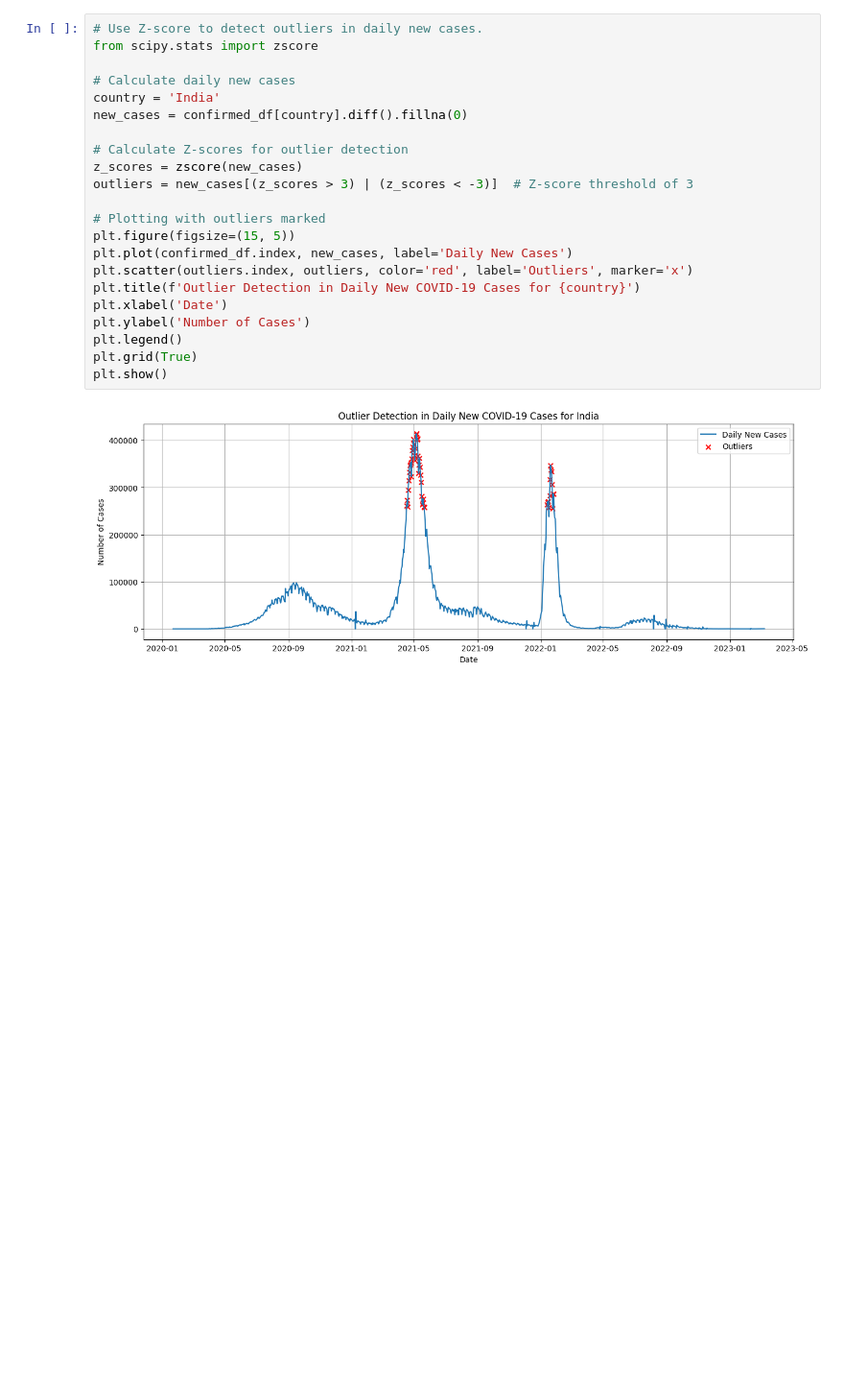
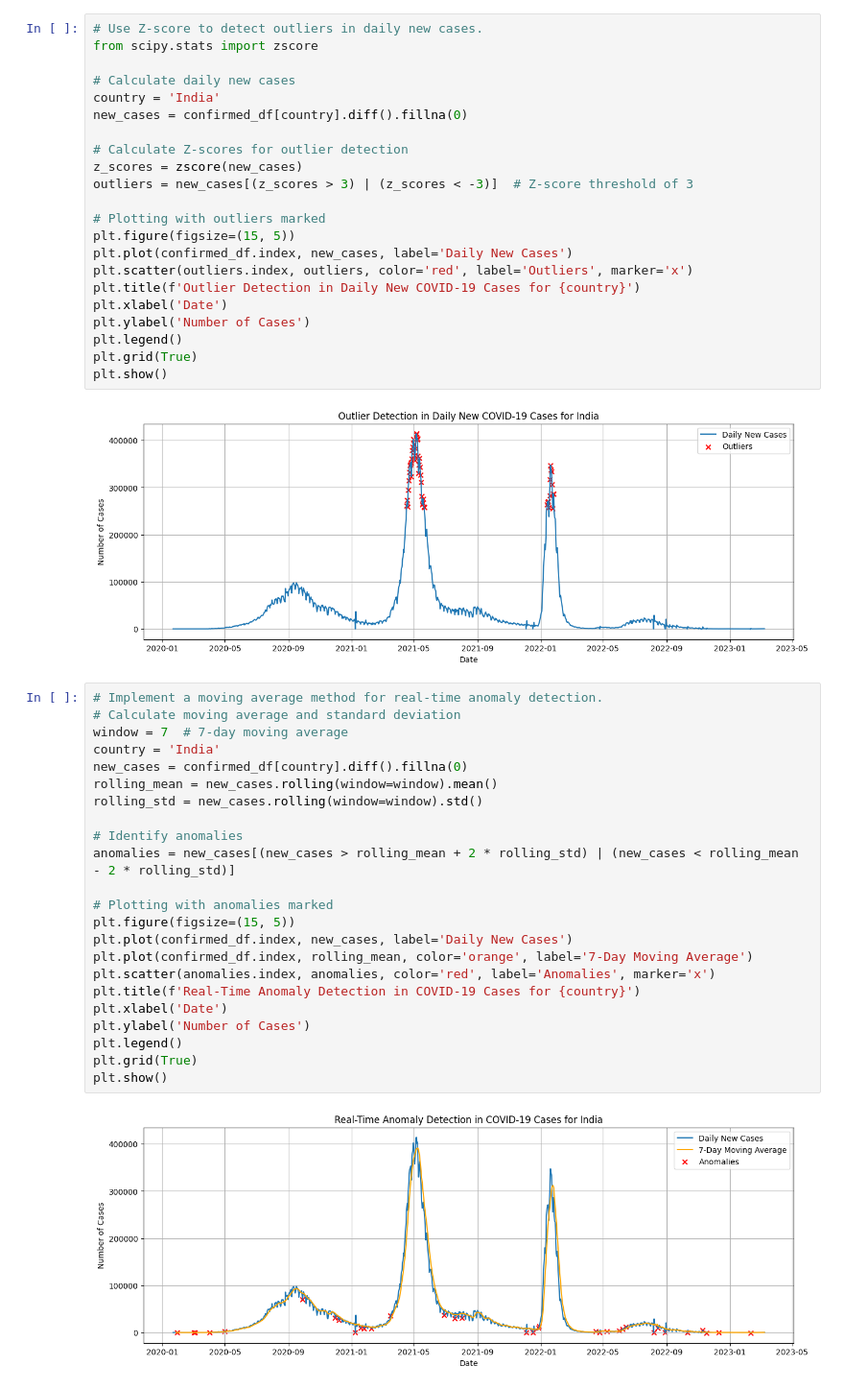
Before and after one commit to Akshay-Paunikar/Statistics_for_Data_Science, a Jupyter notebook: Data_Analysis/Covid_19/Covid_19_Data_Analysis.ipynb, the cells around one changed output. Shown at 96% size. Cells and saved outputs as stored; diff of their text form; blank space fills up the shorter version.

Commit message:
Covid 19 - Implement a moving average method for real-time anomaly detection.

```diff
--- a/Data_Analysis/Covid_19/Covid_19_Data_Analysis.ipynb
+++ b/Data_Analysis/Covid_19/Covid_19_Data_Analysis.ipynb
@@ -375,3 +375,28 @@ plt.grid(True)
 plt.show()
 # %% [output]
 [figure]
+# %%
+# Implement a moving average method for real-time anomaly detection.
+# Calculate moving average and standard deviation
+window = 7  # 7-day moving average
+country = 'India'
+new_cases = confirmed_df[country].diff().fillna(0)
+rolling_mean = new_cases.rolling(window=window).mean()
+rolling_std = new_cases.rolling(window=window).std()
+
+# Identify anomalies
+anomalies = new_cases[(new_cases > rolling_mean + 2 * rolling_std) | (new_cases < rolling_mean - 2 * rolling_std)]
+
+# Plotting with anomalies marked
+plt.figure(figsize=(15, 5))
+plt.plot(confirmed_df.index, new_cases, label='Daily New Cases')
+plt.plot(confirmed_df.index, rolling_mean, color='orange', label='7-Day Moving Average')
+plt.scatter(anomalies.index, anomalies, color='red', label='Anomalies', marker='x')
+plt.title(f'Real-Time Anomaly Detection in COVID-19 Cases for {country}')
+plt.xlabel('Date')
+plt.ylabel('Number of Cases')
+plt.legend()
+plt.grid(True)
+plt.show()
+# %% [output]
+[figure, added]
```
